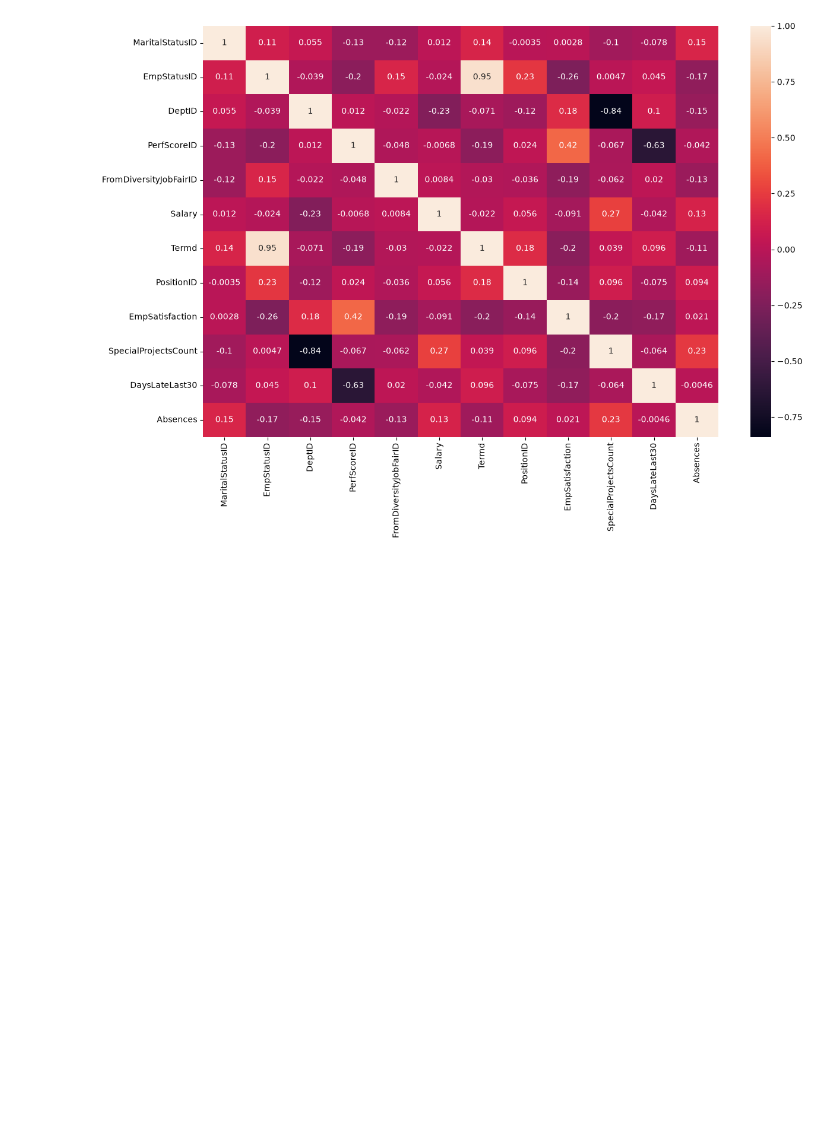
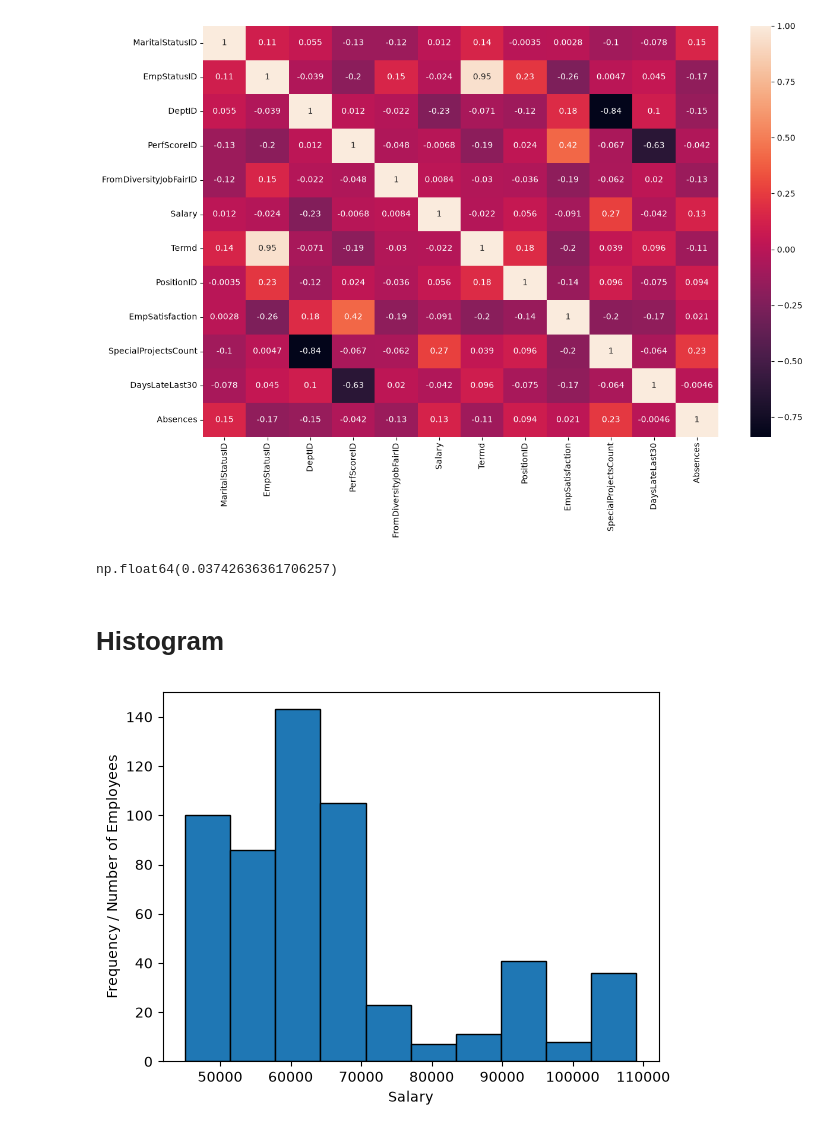
Before and after one commit to Shaswat64/Data-Sci, a Jupyter notebook: visualization.ipynb, the cells around one changed output. Drawn from its saved outputs; the diff is of its cells as text; code cells hidden in the pictures; blank space fills up the shorter version.

```diff
--- a/visualization.ipynb
+++ b/visualization.ipynb
@@ -148,3 +148,22 @@ sns.heatmap(corr_data, annot=True)
 # %% [output]
 <Axes: >
 [figure]
+# %%
+filter_salary = df[df['Salary'] < 81590]
+# %%
+salary = filter_salary['Salary']
+mean_salary = salary.mean()
+median_salary = salary.median()
+salary_skew = salary.skew()
+salary_skew
+# %% [output]
+np.float64(0.03742636361706257)
+# %% [markdown]
+# Histogram
+# %%
+plt.hist(salary,edgecolor = 'Black')
+plt.xlabel('Salary')
+plt.ylabel('Frequency / Number of Employees')
+plt.show()
+# %% [output]
+[figure, added]
```
Also changed, not shown: parts of 9 cells of this notebook, 1 other file.
